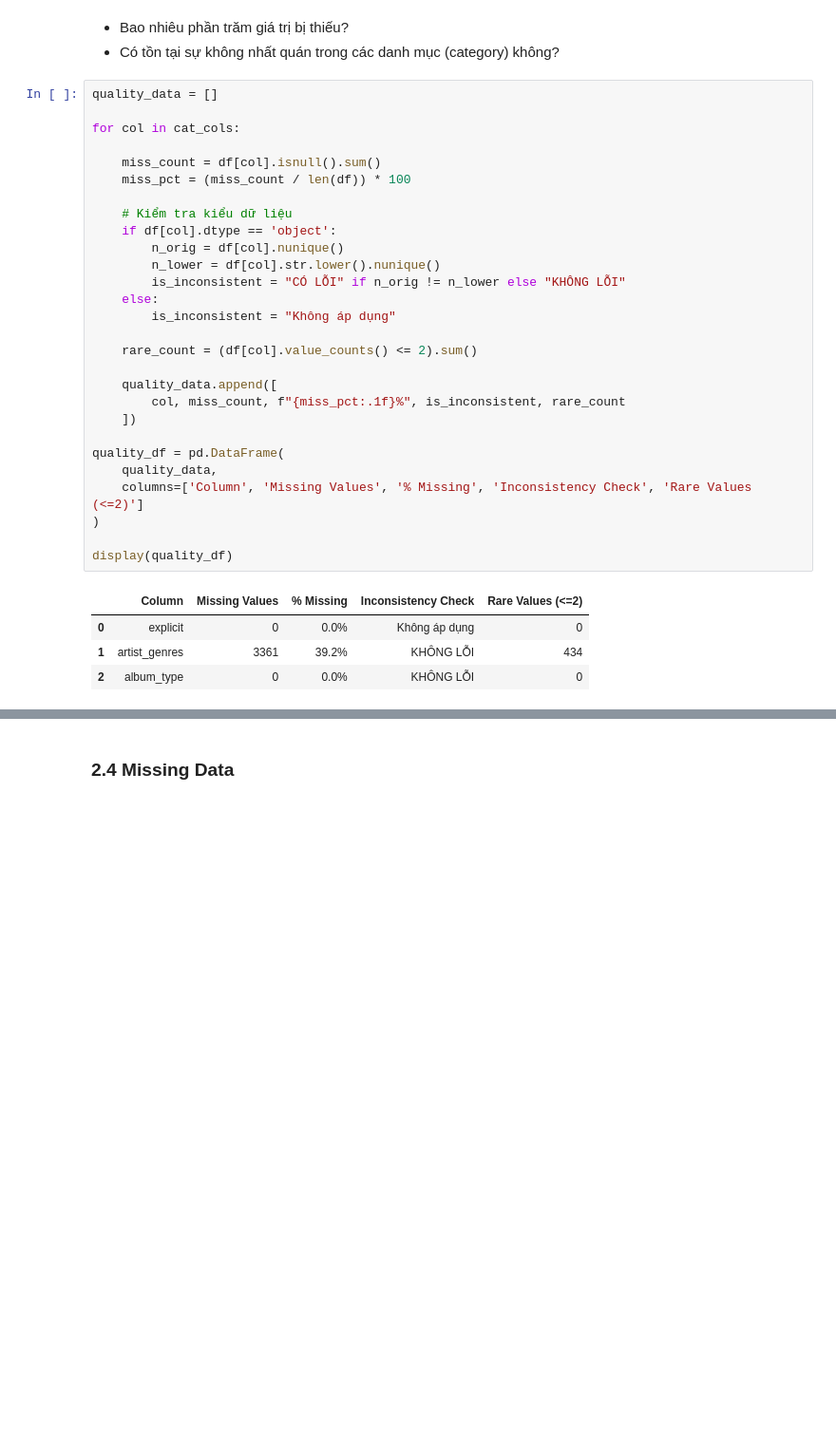
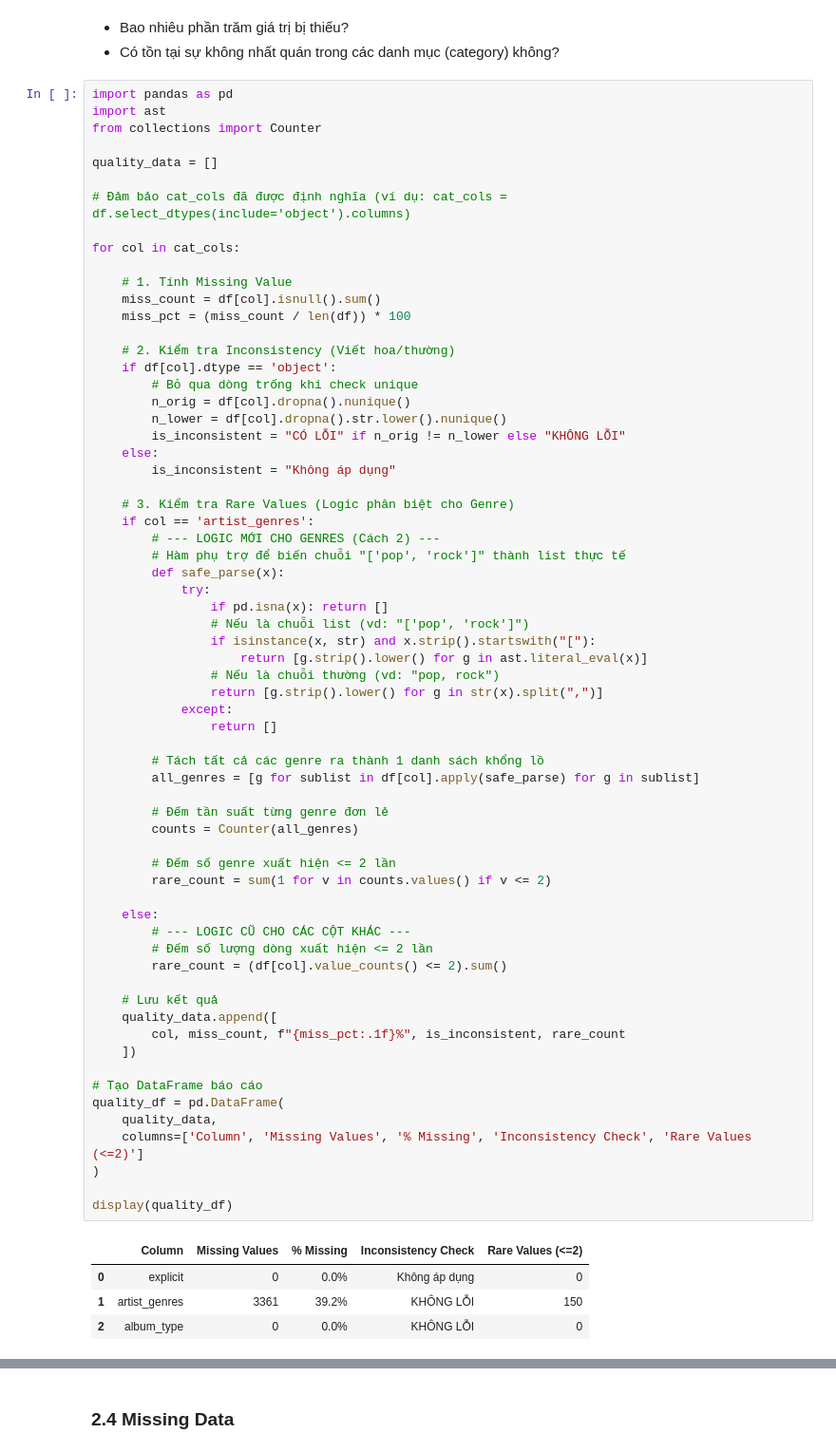
Before and after one commit to thangnguyennbk-sys/Spotify_project, a Jupyter notebook: Spotify_project.ipynb, the cells around one changed output, grey strips where cells are left out. Shown at 95% size. Cells and saved outputs as stored; diff of their text form; blank space fills up the shorter version.

Commit message:
Sua loi bieu do, Hoan thanh data categorial

```diff
--- a/Spotify_project.ipynb
+++ b/Spotify_project.ipynb
@@ -477,37 +477,74 @@ plt.show()
  * Bao nhiêu phần trăm giá trị bị thiếu?
  * Có tồn tại sự không nhất quán trong các danh mục (category) không?
 # %%
+import pandas as pd
+import ast
+from collections import Counter
+
 quality_data = []
+
+# Đảm bảo cat_cols đã được định nghĩa (ví dụ: cat_cols = df.select_dtypes(include='object').columns)
 
 for col in cat_cols:
 
+    # 1. Tính Missing Value
     miss_count = df[col].isnull().sum()
     miss_pct = (miss_count / len(df)) * 100
 
-    # Kiểm tra kiểu dữ liệu
+    # 2. Kiểm tra Inconsistency (Viết hoa/thường)
     if df[col].dtype == 'object':
-        n_orig = df[col].nunique()
-        n_lower = df[col].str.lower().nunique()
+        # Bỏ qua dòng trống khi check unique
+        n_orig = df[col].dropna().nunique()
+        n_lower = df[col].dropna().str.lower().nunique()
         is_inconsistent = "CÓ LỖI" if n_orig != n_lower else "KHÔNG LỖI"
     else:
         is_inconsistent = "Không áp dụng"
 
-    rare_count = (df[col].value_counts() <= 2).sum()
+    # 3. Kiểm tra Rare Values (Logic phân biệt cho Genre)
+    if col == 'artist_genres':
+        # --- LOGIC MỚI CHO GENRES (Cách 2) ---
+        # Hàm phụ trợ để biến chuỗi "['pop', 'rock']" thành list thực tế
+        def safe_parse(x):
+            try:
+                if pd.isna(x): return []
+                # Nếu là chuỗi list (vd: "['pop', 'rock']")
+                if isinstance(x, str) and x.strip().startswith("["):
+                    return [g.strip().lower() for g in ast.literal_eval(x)]
+                # Nếu là chuỗi thường (vd: "pop, rock")
+                return [g.strip().lower() for g in str(x).split(",")]
+            except:
+                return []
 
+        # Tách tất cả các genre ra thành 1 danh sách khổng lồ
+        all_genres = [g for sublist in df[col].apply(safe_parse) for g in sublist]
+
+        # Đếm tần suất từng genre đơn lẻ
+        counts = Counter(all_genres)
+
+        # Đếm số genre xuất hiện <= 2 lần
+        rare_count = sum(1 for v in counts.values() if v <= 2)
+
+    else:
+        # --- LOGIC CŨ CHO CÁC CỘT KHÁC ---
+        # Đếm số lượng dòng xuất hiện <= 2 lần
+        rare_count = (df[col].value_counts() <= 2).sum()
+
+    # Lưu kết quả
     quality_data.append([
         col, miss_count, f"{miss_pct:.1f}%", is_inconsistent, rare_count
     ])
 
+# Tạo DataFrame báo cáo
 quality_df = pd.DataFrame(
     quality_data,
     columns=['Column', 'Missing Values', '% Missing', 'Inconsistency Check', 'Rare Values (<=2)']
 )
 
 display(quality_df)
 # %% [output]
 |  | Column | Missing Values | % Missing | Inconsistency Check | Rare Values (<=2) |
 | 0 | explicit | 0 | 0.0% | Không áp dụng | 0 |
-| 1 | artist_genres | 3361 | 39.2% | KHÔNG LỖI | 434 |
+| 1 | artist_genres | 3361 | 39.2% | KHÔNG LỖI | 150 |
 | 2 | album_type | 0 | 0.0% | KHÔNG LỖI | 0 |
 # %% [markdown]
  * Có tồn tại các giá trị bất thường hoặc không như mong đợi không?
```
Also changed, not shown: parts of 10 cells of this notebook.
